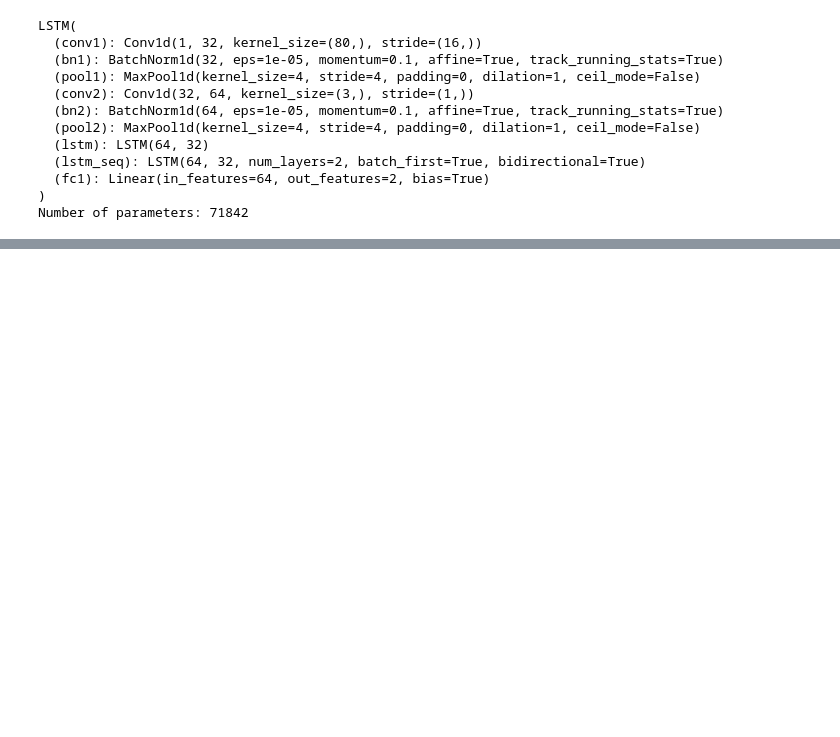
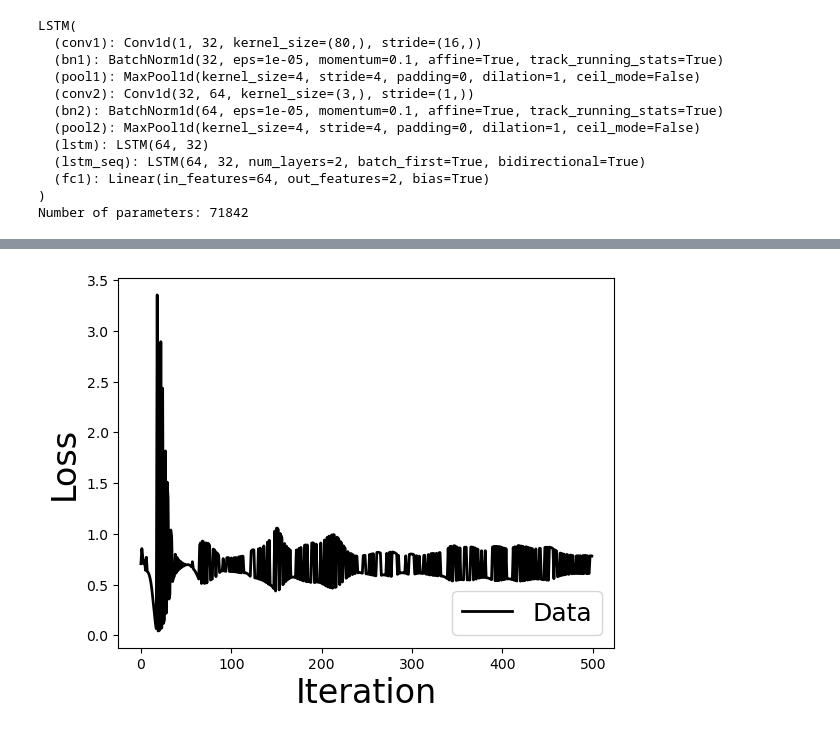
Before and after one commit to HuannnXu/VoiceDesensitizer, a Jupyter notebook: torchLSTM.ipynb, the cells around one changed output, grey strips where cells are left out. Cells and saved outputs as stored; diff of their text form; code cells hidden in the pictures; blank space fills up the shorter version.

```diff
--- a/torchLSTM.ipynb
+++ b/torchLSTM.ipynb
@@ -338 +322,11 @@ Train Epoch: 1 [220/1955 (11%)] Loss: 0.693715
 ... (88 outputs left out)
+# %%
+loss=losses[0:500]
+plt.plot(range(len(loss)), loss, 'k-', label='Data', linewidth=2)
+font1 = {'size': 18}
+plt.legend(loc=4, prop=font1)
+plt.xlabel(u'Iteration', size=24)
+plt.ylabel(u'Loss', size=24)
+plt.show()
+# %% [output]
+[figure, added]
```
Also changed, not shown: parts of 5 cells of this notebook, 1 other file.
